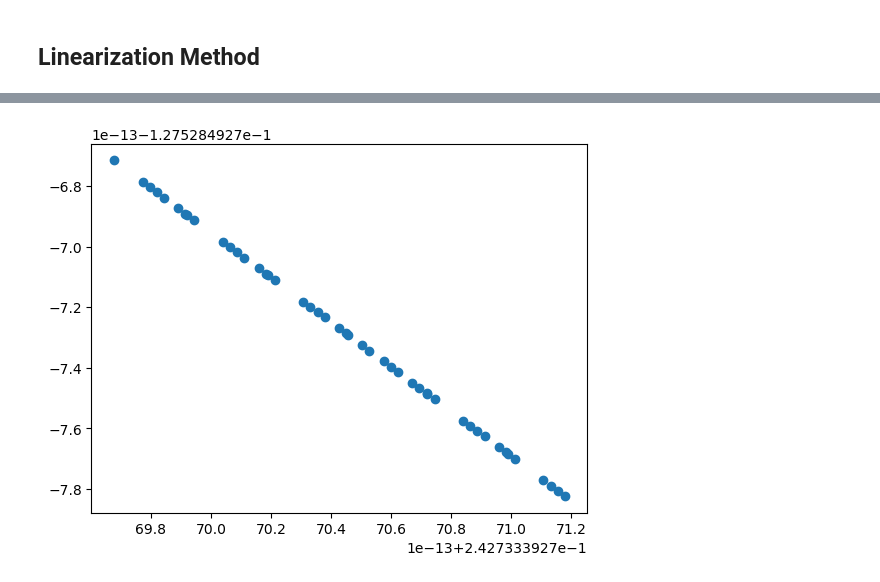
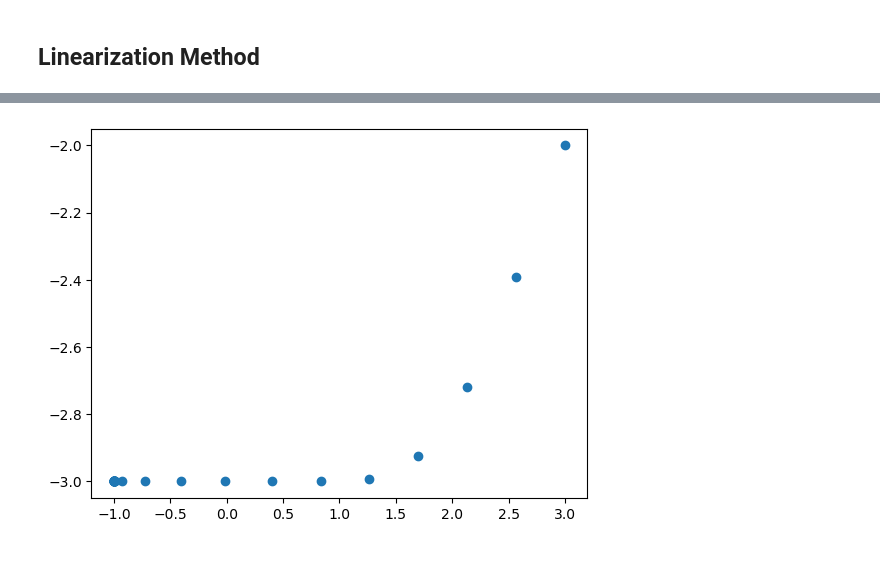
Before and after one commit to slimon0216/2022_Fault_Tolerance, a Jupyter notebook: experiment.ipynb, the cells around one changed output, grey strips where cells are left out. Cells and saved outputs as stored; diff of their text form; code cells hidden in the pictures.

Commit message:
Fix permanently remove bizantine faulty constaints mistake

```diff
--- a/experiment.ipynb
+++ b/experiment.ipynb
@@ -109,13 +109,14 @@ DELTA = np.inf
 N = 1
 EPSILON = 0.5
 # %%
-obj = lambda X: X[0]*X[1]+1  # x*y + 1
+obj = lambda X: (X[1]**2)-3
 cons =[
     lambda X: 0.0, # the assumption on the top of page 44
-    lambda X: (X**2).sum() - 1,   # x^2 + y^2 + 1
-    lambda X: abs(X[0]) + abs(X[1]) - 1,
-    lambda X: X[0]**3 + X[1]**2, # x^3 + y^2
-    lambda X: np.exp(np.linalg.norm(X)) - 10,
+    lambda X: 10**X[0] -0.1,
+    lambda X: 10**X[1] -0.001,
+    # lambda X: (X**2).sum() - 1,   # x^2 + y^2 + 1
+    # lambda X: abs(X[0]) + abs(X[1]) - 1,
+    # lambda X: X[0]**3 + X[1]**2, # x^3 + y^2
 ]
 
 # initial guess
@@ -172,29 +173,30 @@ for _ in range(num_iterate):
     p, F = FindP()
     '''gradient filter'''
     '''g_i(w) = f_i(x + w * p), w is scalar '''
-    gd_filter_threshold = 200
+    gd_filter_threshold = 10
     faulty_constraints = []
+    # print(_)
     for i in range(len(cons)):
         g_i = lambda w: cons[i](X + w*p)
+        # print(f'{Derivative(g_i, 0, order=2)}_{X}')
         if Derivative(g_i, 0, order=2) > gd_filter_threshold:
             faulty_constraints.append(i)
-            print("fault")
     if (len(faulty_constraints) > 0):  # update honest constraints
-        tmp = []
+        # tmp = []
         print(faulty_constraints)
-        for idx in range(len(cons)):
-            if idx not in faulty_constraints:
-                tmp.append(cons[idx])
-        cons = tmp
+        # for idx in range(len(cons)):
+        #     if idx not in faulty_constraints:
+        #         tmp.append(cons[idx])
+        # cons = tmp
     p, F = FindP()
-
+    assert(len(cons) == 3)
     alpha = 1
     while obj(X + alpha*p) + N*F(X + alpha*p) > obj(X) + N*F(X) - alpha*EPSILON*np.dot(p, p):
         alpha /= 2
 
     X += alpha*p
     positions.append(X.copy())
-    print(f'obj: {obj(X)}, X: ({X[0]:4f}, {X[1]:4f}), alpha: {alpha}, |p|: {sum(p**2):4f}', end='\r')
+    print(f'obj: {obj(X)}, X: ({X[0]:4f}, {X[1]:4f}), alpha: {alpha}, |p|: {sum(p**2):4f}', end='\n')
     # time.sleep(1)
     # break
 # %% [output]
@@ -204,7 +220,7 @@ obj: 0.9690445762972901, X: (0.242733, -0.127528), alpha: 1.1368683772161603e-13
 # %%
-positions = positions[5:]
+# positions = positions[5:]
 # positions
 plt.scatter([pos[0] for pos in positions],[ pos[1] for pos in positions])
 plt.show()
 # %% [output]
-[figure, old version]
+[figure, new version]
```
Also changed, not shown: parts of 2 cells of this notebook.
